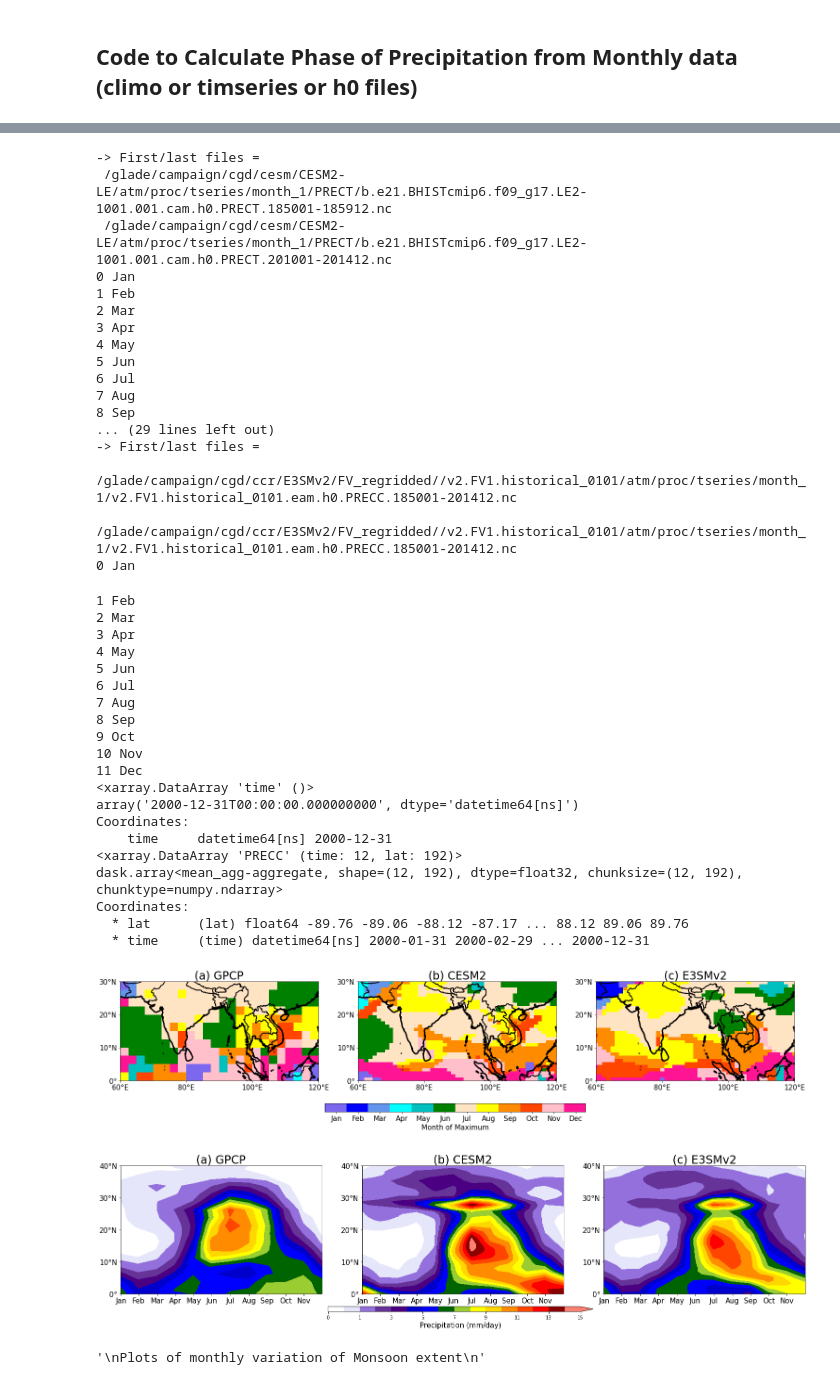
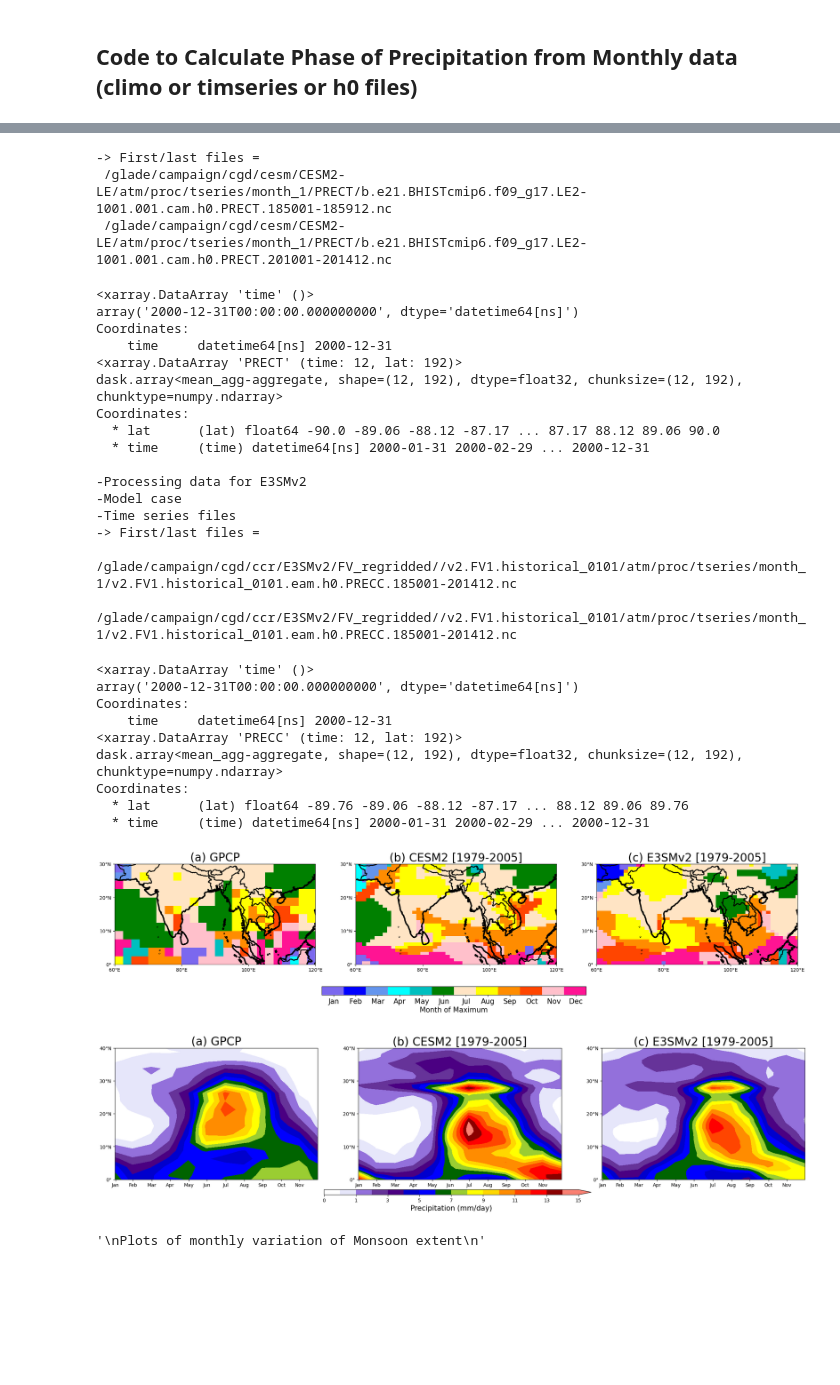
Before and after one commit to swrneale/python-scripts, a Jupyter notebook: papers/E3SM_monsoon_2022/monsoon_mon_phase.ipynb, the cells around one changed output, grey strips where cells are left out. Drawn from its saved outputs; the diff is of its cells as text; code cells hidden in the pictures; blank space fills up the shorter version.

```diff
--- a/papers/E3SM_monsoon_2022/monsoon_mon_phase.ipynb
+++ b/papers/E3SM_monsoon_2022/monsoon_mon_phase.ipynb
@@ -345,7 +345,8 @@ for ic,case_name in enumerate(case_names):
     ax1[ic].add_feature(cf.COASTLINE, lw=3)
     ax1[ic].add_feature(cf.BORDERS,lw=2)
 
-    ax1[ic].set_title(letts[ic]+' '+case_name,fontsize=24)
+    this_title= letts[ic]+' '+case_name+' ['+cyears[0]+'-'+cyears[1]+']' if case_name != 'GPCP' else letts[ic]+' '+case_name
+    ax1[ic].set_title(this_title,fontsize=24)
 
     ax1[ic].set_ylim(lat_lon[2],lat_lon[3])
 
@@ -367,8 +368,7 @@ for ic,case_name in enumerate(case_names):
     mplevs = [0,0.5,1,2,3,4,5,6,7,8,9,10,11,12,13,14,15]
     pcont = ax2[ic].contourf(mon_lat_time.time, lats, mon_lat_time.transpose(),levels = mplevs,cmap=cmap2,extend='max')
 
-
-    ax2[ic].set_title(letts[ic]+' '+case_name,fontsize=24)
+    ax2[ic].set_title(this_title,fontsize=24)
 #    ax2[ic].set_xticks(range(len(mon_lat_time.time)))
 #    ax2[ic].get_xticks()
     print(mon_lat_time.time[-1])
@@ -424,62 +424,53 @@ colb2.set_label('Precipitation (mm/day)',fontsize=15)
 mp.savefig('CESM2_E3SM_Monsoon_extent.png', dpi=200,bbox_inches='tight')
 # %% [output]
 -Processing data for GPCP
 -Observations case
  -> First/last files =
  /glade/p/cesm/amwg/amwg_data/obs_data/GPCP_01_climo.nc
  /glade/p/cesm/amwg/amwg_data/obs_data/GPCP_12_climo.nc
 <xarray.DataArray 'time' ()>
 array('2000-12-31T00:00:00.000000000', dtype='datetime64[ns]')
 Coordinates:
     time     datetime64[ns] 2000-12-31
 <xarray.DataArray 'PRECT' (time: 12, lat: 72)>
 dask.array<mean_agg-aggregate, shape=(12, 72), dtype=float32, chunksize=(12, 72), chunktype=numpy.ndarray>
 Coordinates:
   * time     (time) datetime64[ns] 2000-01-31 2000-02-29 ... 2000-12-31
   * lat      (lat) float32 -88.75 -86.25 -83.75 -81.25 ... 83.75 86.25 88.75
 
 -Processing data for CESM2
 -Model case
 -Time series files
 -> First/last files =
  /glade/campaign/cgd/cesm/CESM2-LE/atm/proc/tseries/month_1/PRECT/b.e21.BHISTcmip6.f09_g17.LE2-1001.001.cam.h0.PRECT.185001-185912.nc
  /glade/campaign/cgd/cesm/CESM2-LE/atm/proc/tseries/month_1/PRECT/b.e21.BHISTcmip6.f09_g17.LE2-1001.001.cam.h0.PRECT.201001-201412.nc
-0 Jan
-1 Feb
-2 Mar
-3 Apr
-4 May
-5 Jun
-6 Jul
-7 Aug
-8 Sep
-... (29 lines left out)
--> First/last files =
- /glade/campaign/cgd/ccr/E3SMv2/FV_regridded//v2.FV1.historical_0101/atm/proc/tseries/month_1/v2.FV1.historical_0101.eam.h0.PRECC.185001-201412.nc
- /glade/campaign/cgd/ccr/E3SMv2/FV_regridded//v2.FV1.historical_0101/atm/proc/tseries/month_1/v2.FV1.historical_0101.eam.h0.PRECC.185001-201412.nc
-0 Jan
-1 Feb
-2 Mar
-3 Apr
-4 May
-5 Jun
-6 Jul
-7 Aug
-8 Sep
-9 Oct
-10 Nov
-11 Dec
 <xarray.DataArray 'time' ()>
 array('2000-12-31T00:00:00.000000000', dtype='datetime64[ns]')
 Coordinates:
     time     datetime64[ns] 2000-12-31
-<xarray.DataArray 'PRECC' (time: 12, lat: 192)>
+<xarray.DataArray 'PRECT' (time: 12, lat: 192)>
 dask.array<mean_agg-aggregate, shape=(12, 192), dtype=float32, chunksize=(12, 192), chunktype=numpy.ndarray>
 Coordinates:
-  * lat      (lat) float64 -89.76 -89.06 -88.12 -87.17 ... 88.12 89.06 89.76
+  * lat      (lat) float64 -90.0 -89.06 -88.12 -87.17 ... 87.17 88.12 89.06 90.0
   * time     (time) datetime64[ns] 2000-01-31 2000-02-29 ... 2000-12-31
+
+-Processing data for E3SMv2
+-Model case
+-Time series files
+-> First/last files =
+ /glade/campaign/cgd/ccr/E3SMv2/FV_regridded//v2.FV1.historical_0101/atm/proc/tseries/month_1/v2.FV1.historical_0101.eam.h0.PRECC.185001-201412.nc
+ /glade/campaign/cgd/ccr/E3SMv2/FV_regridded//v2.FV1.historical_0101/atm/proc/tseries/month_1/v2.FV1.historical_0101.eam.h0.PRECC.185001-201412.nc
+<xarray.DataArray 'time' ()>
+array('2000-12-31T00:00:00.000000000', dtype='datetime64[ns]')
+Coordinates:
+    time     datetime64[ns] 2000-12-31
+<xarray.DataArray 'PRECC' (time: 12, lat: 192)>
+dask.array<mean_agg-aggregate, shape=(12, 192), dtype=float32, chunksize=(12, 192), chunktype=numpy.ndarray>
+Coordinates:
+  * lat      (lat) float64 -89.76 -89.06 -88.12 -87.17 ... 88.12 89.06 89.76
+  * time     (time) datetime64[ns] 2000-01-31 2000-02-29 ... 2000-12-31
-[figure, old version]
+[figure, new version]
-[figure, old version]
+[figure, new version]
 # %%
 '''
 Plots of monthly variation of Monsoon extent
```
Also changed, not shown: 13 other files.
